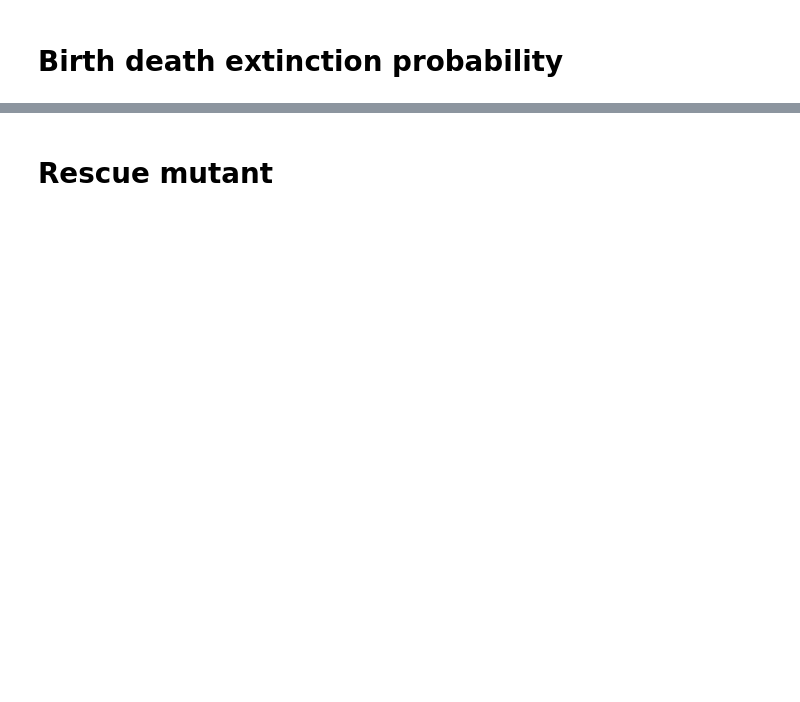
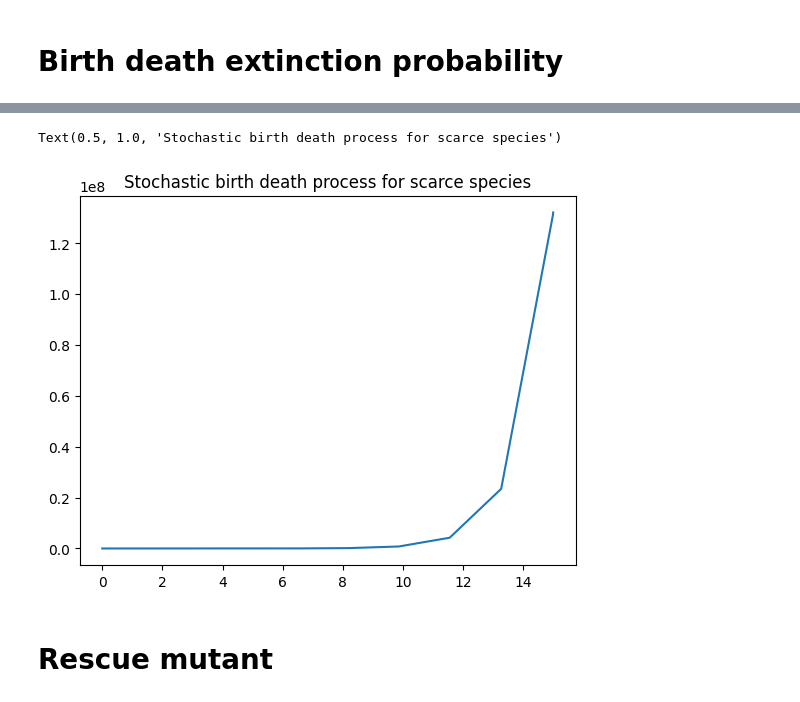
Before and after one commit to tanderson11/hybrid, a Jupyter notebook: Test cases.ipynb, the cells around one changed output, grey strips where cells are left out. Drawn from its saved outputs; the diff is of its cells as text; code cells hidden in the pictures; blank space fills up the shorter version.

```diff
--- a/Test cases.ipynb
+++ b/Test cases.ipynb
@@ -49,3 +68,9 @@ plt.plot(result.t_history, result.y_history.T)
+# %%
+plt.plot(result.t_history, result.y_history[1,:].T)
+plt.title("Stochastic birth death process for scarce species")
+# %% [output]
+Text(0.5, 1.0, 'Stochastic birth death process for scarce species')
+[figure, added]
 # %% [markdown]
 # Rescue mutant
 # %%
```
Also changed, not shown: parts of 6 cells of this notebook, 1 other file.
